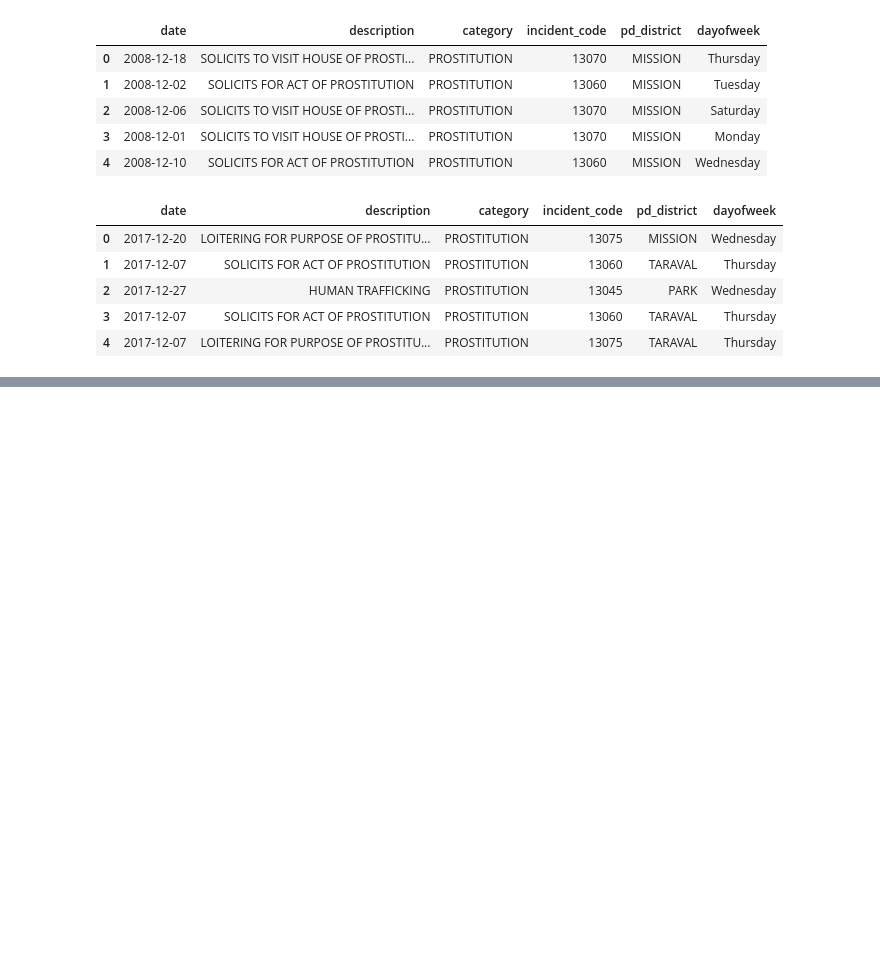
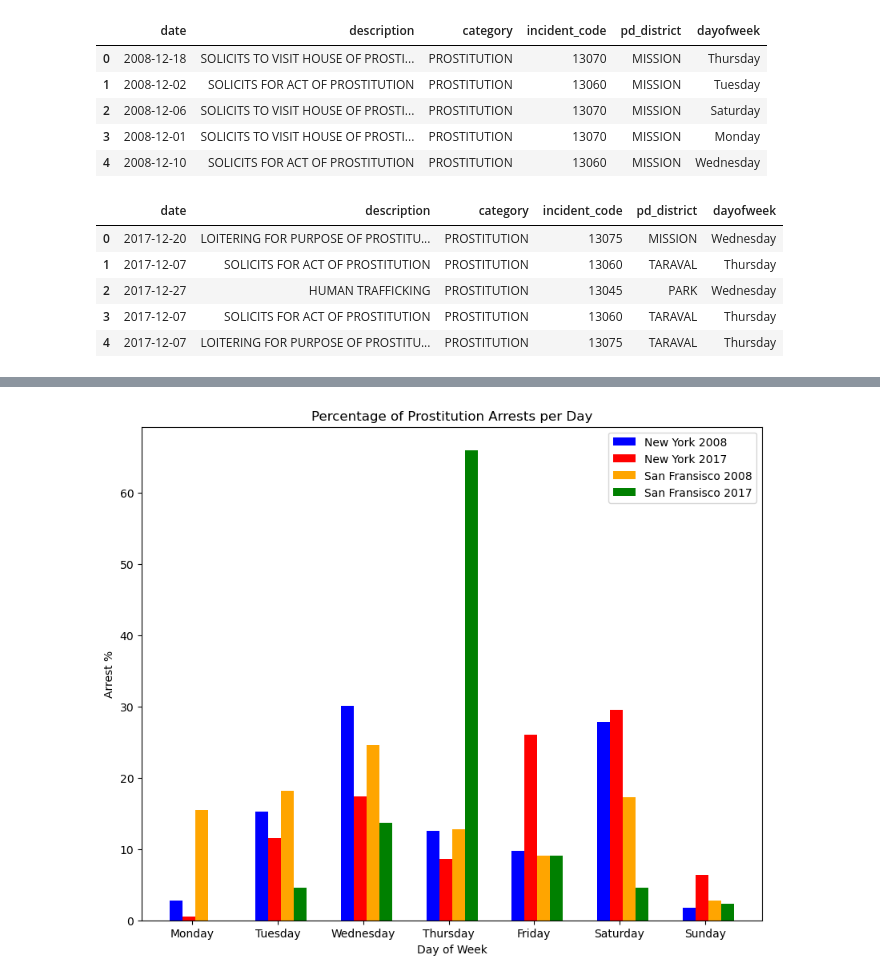
Before and after one commit to McPhersonTrk/Hookers-and-Blow-A-Case-Study-of-Holiday-Cheer, a Jupyter notebook: CG_data_visualization.ipynb, the cells around one changed output, grey strips where cells are left out. Cells and saved outputs as stored; diff of their text form; code cells hidden in the pictures; blank space fills up the shorter version.

```diff
--- a/CG_data_visualization.ipynb
+++ b/CG_data_visualization.ipynb
@@ -144,0 +196,36 @@ plt.show()
+# %%
+#Normalizing the data
+total_arrests_ny_2008 = ny_prostitution_dec_2008['dayofweek'].count()
+total_arrests_ny_2017 = ny_prostitution_dec_2017['dayofweek'].count()
+total_arrests_sf_2008 = sf_prostitution_dec_2008['dayofweek'].count()
+total_arrests_sf_2017 = sf_prostitution_dec_2017['dayofweek'].count()
+
+#normalized vals
+norm_ny_2008 = (sortedbyday_ny_2008/total_arrests_ny_2008)*100
+norm_ny_2017 = (sortedbyday_ny_2017/total_arrests_ny_2017)*100
+norm_sf_2008 = (sortedbyday_sf_2008/total_arrests_sf_2008)*100
+norm_sf_2017 = (sortedbyday_sf_2017/total_arrests_sf_2017)*100
+
+#formatting the bars
+ind = np.arange(7)
+width = 0.15
+
+# Plotting
+plt.figure(figsize=(10,8))
+
+plt.bar(ind-width, norm_ny_2008, width, color="blue", label="New York 2008")
+plt.bar(ind, norm_ny_2017, width, color="red", label="New York 2017")
+plt.bar(ind+width, norm_sf_2008, width, color="orange", label="San Fransisco 2008")
+plt.bar(ind+width*2, norm_sf_2017, width, color="green", label="San Fransisco 2017")
+
+
+plt.legend(loc="best")
+
+plt.title("Percentage of Prostitution Arrests per Day")
+plt.xlabel("Day of Week")
+plt.ylabel("Arrest %")
+plt.xticks(ind + width / 4, day_order)
+# Print the chart to the screen
+plt.show()
+# %% [output]
+[figure, added]
```
Also changed, not shown: parts of 5 cells of this notebook.
